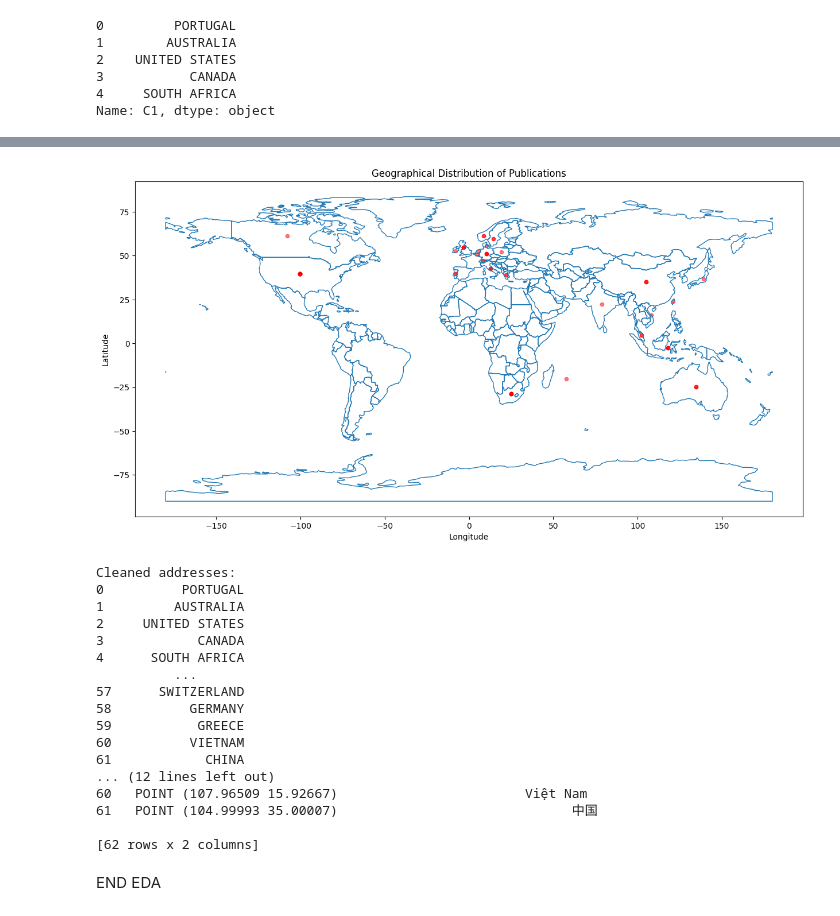
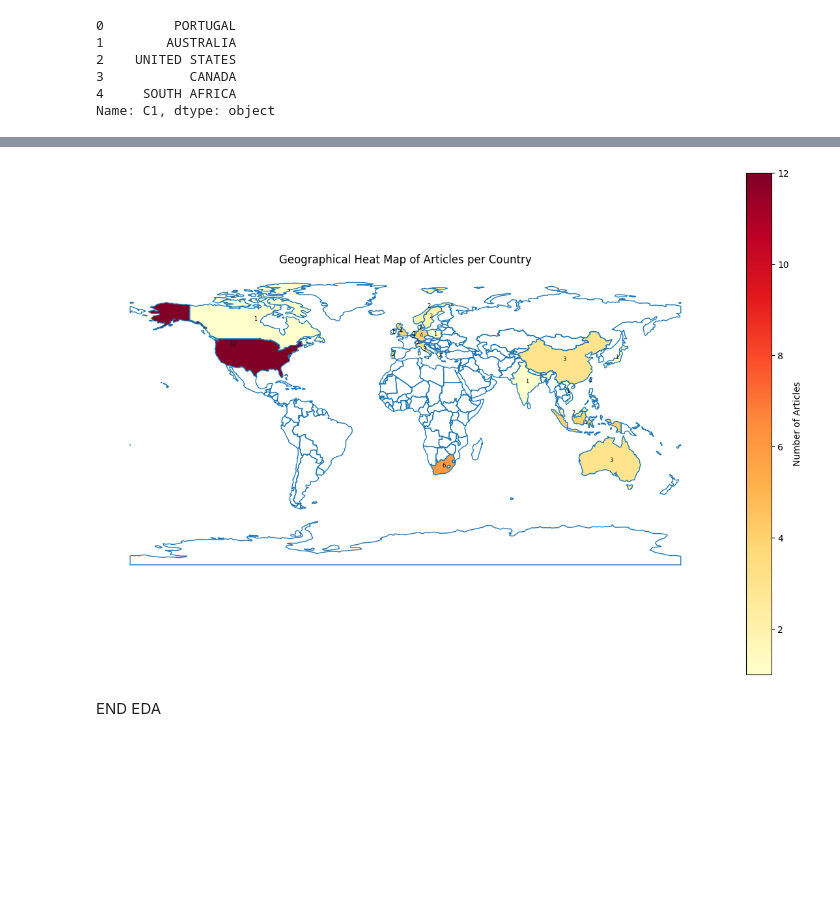
Before and after one commit to luigimersico/Topic_modelling, a Jupyter notebook: bibliometric_analysis.ipynb, the cells around one changed output, grey strips where cells are left out. Drawn from its saved outputs; the diff is of its cells as text; code cells hidden in the pictures; blank space fills up the shorter version.

```diff
--- a/bibliometric_analysis.ipynb
+++ b/bibliometric_analysis.ipynb
@@ -205,43 +227,46 @@ geocoded_addresses = geocode(addresses, provider='nominatim', user_agent='my_geo
 # %%
 # Create a GeoDataFrame with the coordinates
 gdf = gpd.GeoDataFrame(geocoded_addresses, geometry=geocoded_addresses.geometry)
-# %%
-# Plot the geographical distribution
-world = gpd.read_file(gpd.datasets.get_path('naturalearth_lowres'))
-fig, ax = plt.subplots(figsize=(15, 10))
-world.boundary.plot(ax=ax, linewidth=1)
-gdf.plot(ax=ax ,markersize=20, color='red', alpha=0.5)
-plt.title("Geographical Distribution of Publications")
-plt.xlabel("Longitude")
-plt.ylabel("Latitude")
-plt.show()
-
-# Display the cleaned addresses
-print("Cleaned addresses:")
-print(addresses)
-
-# Display the geocoded addresses
-print("Geocoded addresses:")
-print(geocoded_addresses)
-# %% [output]
-[figure, removed]
-Cleaned addresses:
-0          PORTUGAL
-1         AUSTRALIA
-2     UNITED STATES
-3            CANADA
-4      SOUTH AFRICA
-          ...
-57      SWITZERLAND
-58          GERMANY
-59           GREECE
-60          VIETNAM
-61            CHINA
-... (12 lines left out)
-60   POINT (107.96509 15.92667)                        Việt Nam
-61   POINT (104.99993 35.00007)                              中国
-
-[62 rows x 2 columns]
+# %%
+# Heat map of publications by countries in which first author is based
+
+# Group the dataset by "C1" column and count the number of articles per country
+country_counts = df.groupby('C1').size().reset_index(name='Article Count')
+
+# Load the world map shapefile from GeoPandas
+world = gpd.read_file(gpd.datasets.get_path('naturalearth_lowres'))
+
+# Preprocess country names in the world map and dataset
+world['name'] = world['name'].str.upper()  # Convert to uppercase for consistency
+df['C1'] = df['C1'].str.upper()  # Convert to uppercase for consistency
+
+# Merge the world map with the country counts
+merged = world.merge(country_counts,
+                     left_on="name", right_on="C1", how="left")
+
+# Fill NaN values in the merged dataset with 0
+merged['Article Count'] = merged['Article Count'].fillna(0)
+
+# Plot the geographical heat map with annotations
+fig, ax = plt.subplots(1, 1, figsize=(15, 10))
+ax.set_axis_off()  # Turn off both x and y axes
+merged.boundary.plot(ax=ax, linewidth=1)
+plot = merged[merged['Article Count'] > 0].plot(column='Article Count', ax=ax, legend=True,
+                                                 legend_kwds={'label': "Number of Articles"},
+                                                 cmap='YlOrRd', missing_kwds={"color": "lightgrey"})
+
+# Annotate the number of articles per country
+for idx, row in merged.iterrows():
+    if row['Article Count'] > 0:
+        plot.annotate(text=str(int(row['Article Count'])),
+                      xy=(row['geometry'].centroid.x, row['geometry'].centroid.y),
+                      horizontalalignment='center', verticalalignment='center',
+                      fontsize=6, color='black')
+
+plt.title("Geographical Heat Map of Articles per Country")
+plt.show()
+# %% [output]
+[figure, added]
 # %% [markdown]
 END EDA
 # %% [markdown]
```
Also changed, not shown: parts of 3 cells of this notebook.
